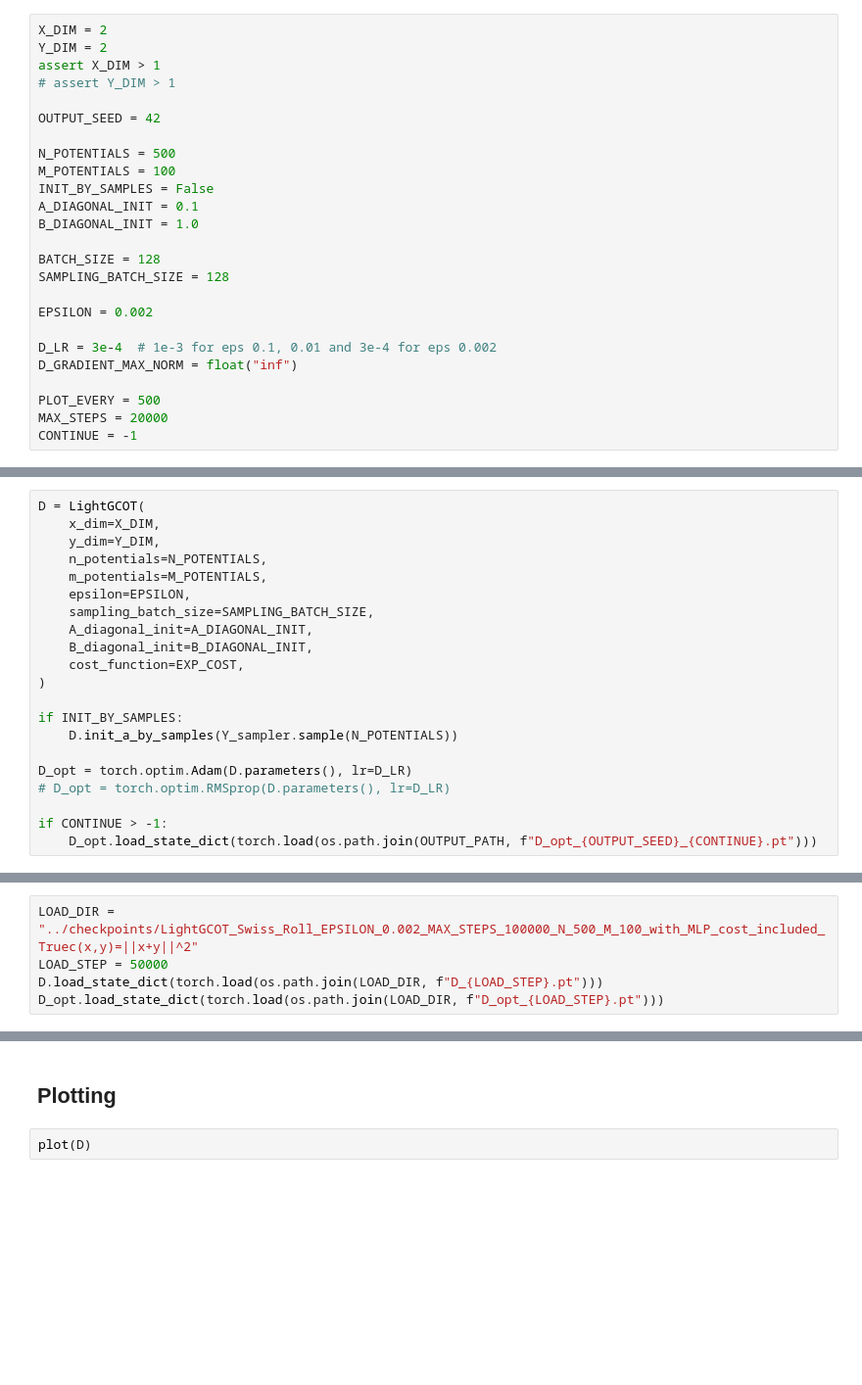
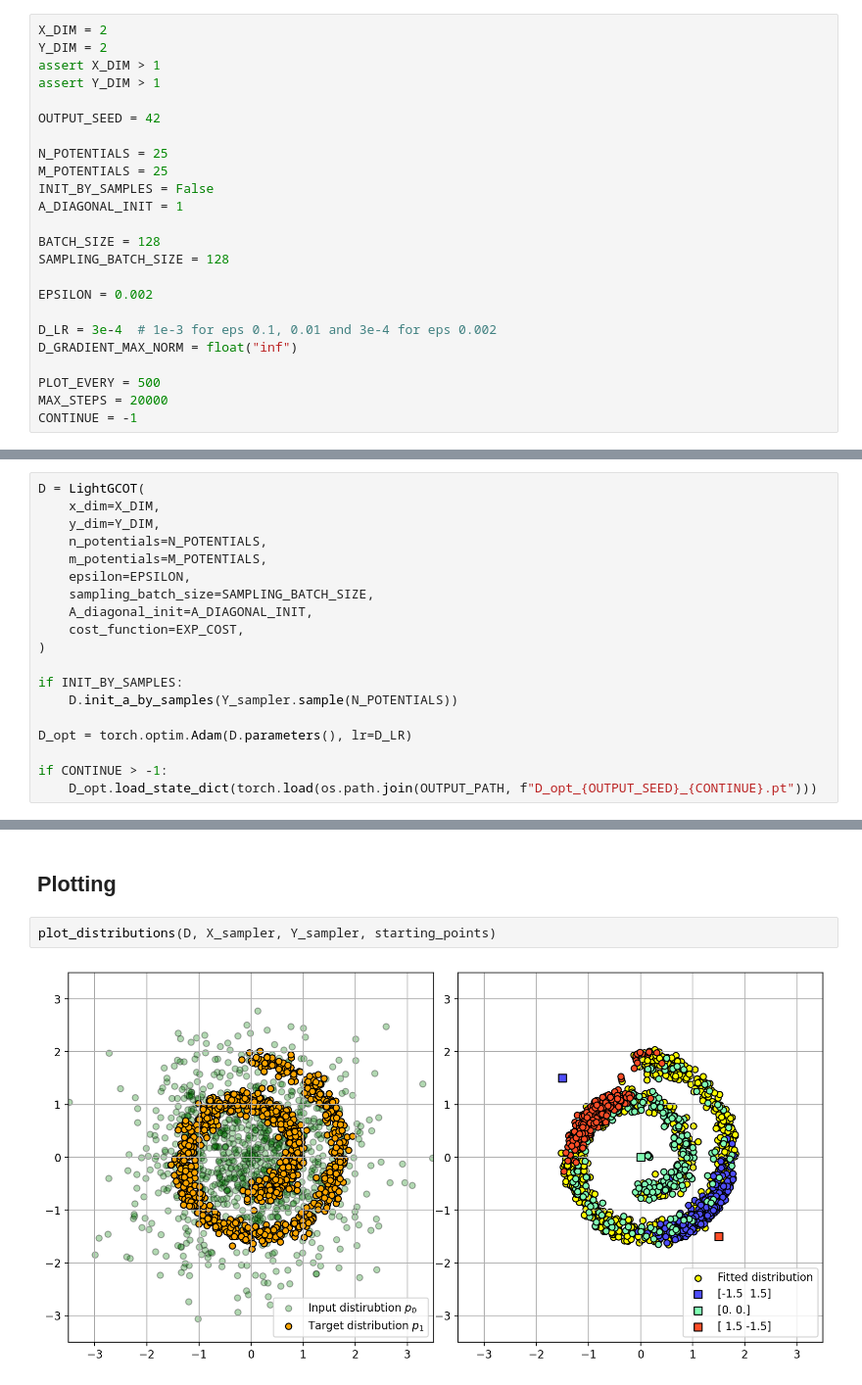
Before and after one commit to MuXauJl11110/EBiEOT, a Jupyter notebook: notebooks/LightGCOT_swiss_roll.ipynb, the cells around one changed output, grey strips where cells are left out. Shown at 98% size. Drawn from its saved outputs; the diff is of its cells as text; blank space fills up the shorter version.

```diff
--- a/notebooks/LightGCOT_swiss_roll.ipynb
+++ b/notebooks/LightGCOT_swiss_roll.ipynb
@@ -29,15 +29,14 @@ torch.set_default_tensor_type(torch.DoubleTensor)
 X_DIM = 2
 Y_DIM = 2
 assert X_DIM > 1
-# assert Y_DIM > 1
+assert Y_DIM > 1
 
 OUTPUT_SEED = 42
 
-N_POTENTIALS = 500
-M_POTENTIALS = 100
+N_POTENTIALS = 25
+M_POTENTIALS = 25
 INIT_BY_SAMPLES = False
-A_DIAGONAL_INIT = 0.1
-B_DIAGONAL_INIT = 1.0
+A_DIAGONAL_INIT = 1
 
 BATCH_SIZE = 128
 SAMPLING_BATCH_SIZE = 128
@@ -96,7 +94,6 @@ D = LightGCOT(
     epsilon=EPSILON,
     sampling_batch_size=SAMPLING_BATCH_SIZE,
     A_diagonal_init=A_DIAGONAL_INIT,
-    B_diagonal_init=B_DIAGONAL_INIT,
     cost_function=EXP_COST,
 )
 
@@ -104,7 +101,6 @@ if INIT_BY_SAMPLES:
     D.init_a_by_samples(Y_sampler.sample(N_POTENTIALS))
 
 D_opt = torch.optim.Adam(D.parameters(), lr=D_LR)
-# D_opt = torch.optim.RMSprop(D.parameters(), lr=D_LR)
 
 if CONTINUE > -1:
     D_opt.load_state_dict(torch.load(os.path.join(OUTPUT_PATH, f"D_opt_{OUTPUT_SEED}_{CONTINUE}.pt")))
@@ -211,5 +198,0 @@ PLOT_EVERY = 25
-# %%
-LOAD_DIR = "../checkpoints/LightGCOT_Swiss_Roll_EPSILON_0.002_MAX_STEPS_100000_N_500_M_100_with_MLP_cost_included_Truec(x,y)=||x+y||^2"
-LOAD_STEP = 50000
-D.load_state_dict(torch.load(os.path.join(LOAD_DIR, f"D_{LOAD_STEP}.pt")))
-D_opt.load_state_dict(torch.load(os.path.join(LOAD_DIR, f"D_opt_{LOAD_STEP}.pt")))
@@ -228,4 +199,6 @@ Sequential(
 # %% [markdown]
 ## Plotting
 # %%
-plot(D)
+plot_distributions(D, X_sampler, Y_sampler, starting_points)
+# %% [output]
+[figure, added]
```
Also changed, not shown: parts of 7 cells of this notebook, 2 other files.
